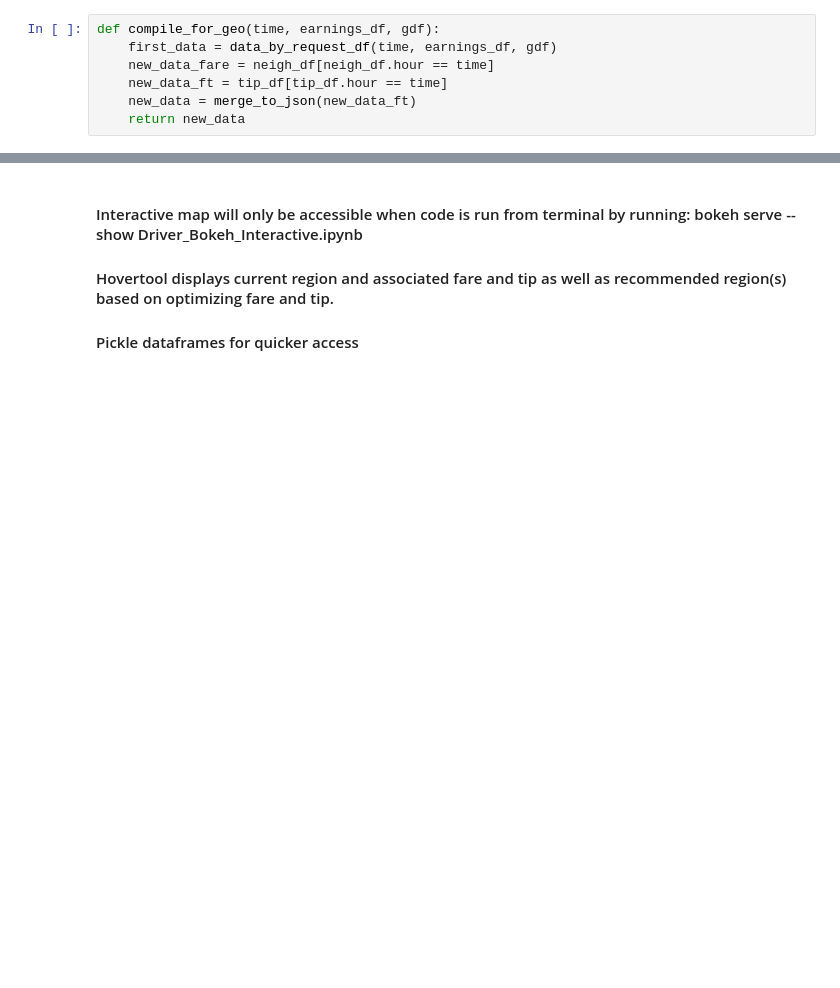
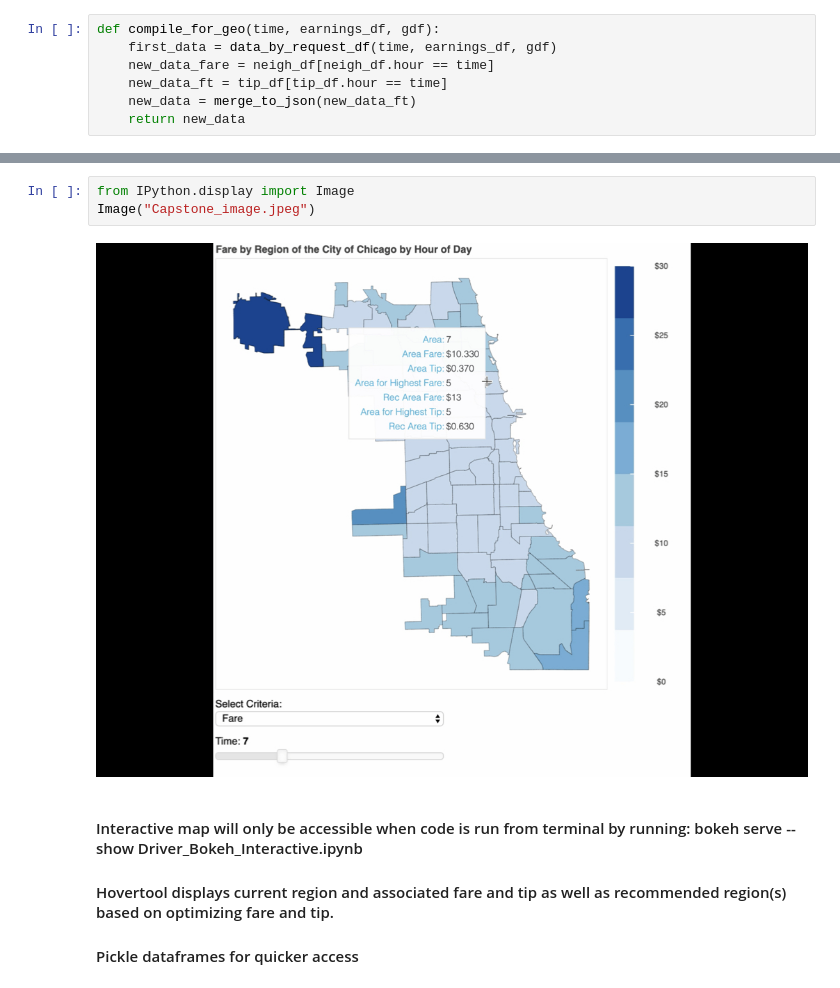
Before and after one commit to SEDeLeo/TDI-project, a Jupyter notebook: Driver_Bokeh_Interactive.ipynb, the cells around one changed output, grey strips where cells are left out. Drawn from its saved outputs; the diff is of its cells as text; blank space fills up the shorter version.

Commit message:
Add files via upload
Updated image

```diff
--- a/Driver_Bokeh_Interactive.ipynb
+++ b/Driver_Bokeh_Interactive.ipynb
@@ -419,6 +419,11 @@ show(p)
 # %% [output]
 [interactive output not drawn]
 [interactive output not drawn]
+# %%
+from IPython.display import Image
+Image("Capstone_image.jpeg")
+# %% [output]
+[figure, added]
 # %% [markdown]
 #### Interactive map will only be accessible when code is run from terminal by running: bokeh serve --show Driver_Bokeh_Interactive.ipynb
 
```
